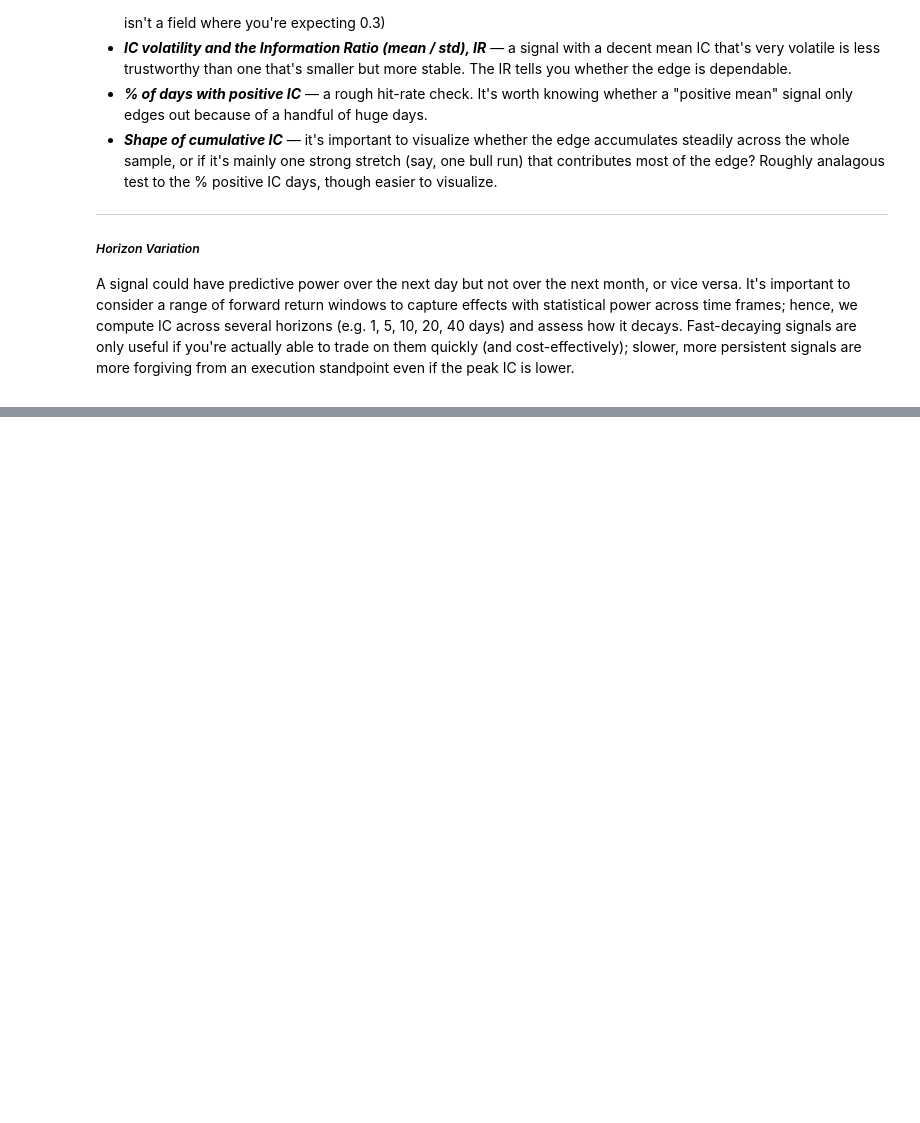
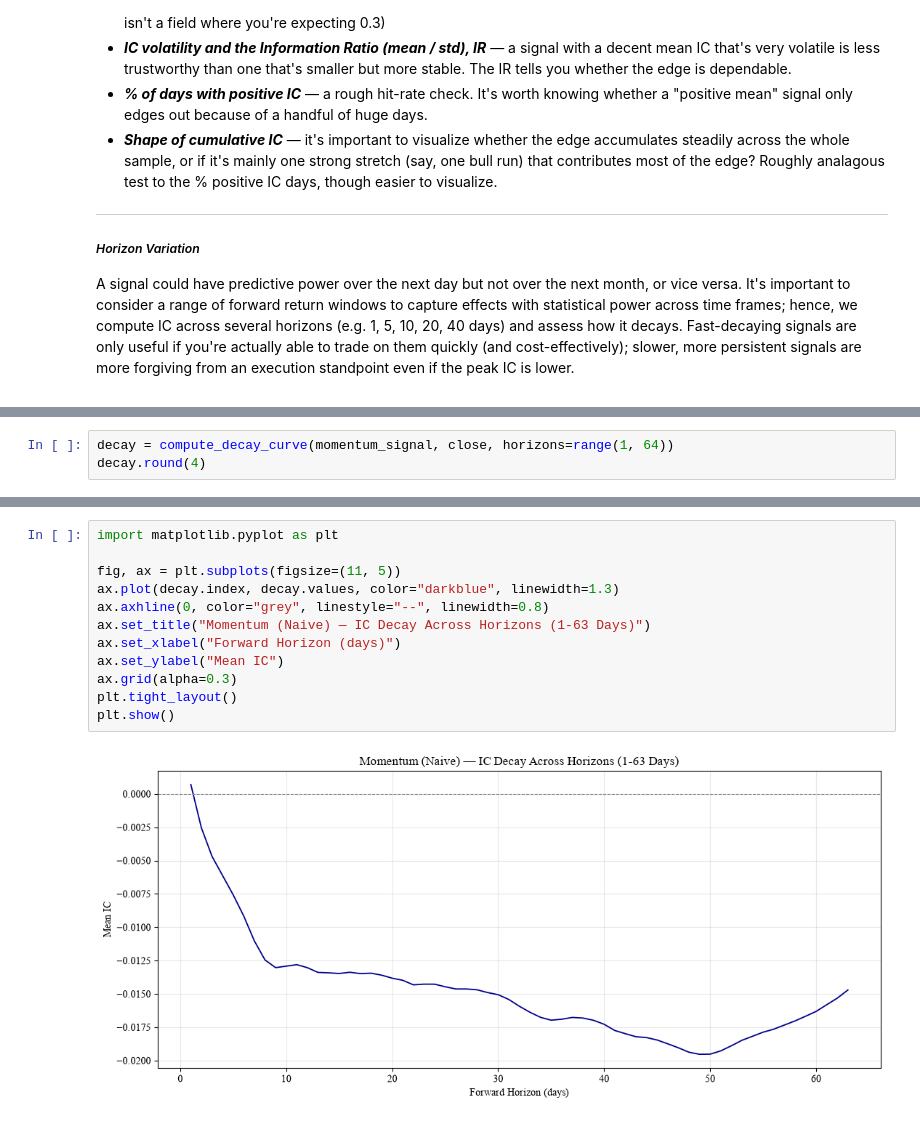
Before and after one commit to pgrajzl/alpha-signal-research, a Jupyter notebook: notebooks/alpha_research.ipynb, the cells around one changed output, grey strips where cells are left out. Cells and saved outputs as stored; diff of their text form; blank space fills up the shorter version.

```diff
--- a/notebooks/alpha_research.ipynb
+++ b/notebooks/alpha_research.ipynb
@@ -34,0 +127,3 @@ A signal could have predictive power over the next day but not over the next mon
+# %%
+decay = compute_decay_curve(momentum_signal, close, horizons=range(1, 64))
+decay.round(4)
@@ -34,0 +143,14 @@ A signal could have predictive power over the next day but not over the next mon
+# %%
+import matplotlib.pyplot as plt
+
+fig, ax = plt.subplots(figsize=(11, 5))
+ax.plot(decay.index, decay.values, color="darkblue", linewidth=1.3)
+ax.axhline(0, color="grey", linestyle="--", linewidth=0.8)
+ax.set_title("Momentum (Naive) — IC Decay Across Horizons (1-63 Days)")
+ax.set_xlabel("Forward Horizon (days)")
+ax.set_ylabel("Mean IC")
+ax.grid(alpha=0.3)
+plt.tight_layout()
+plt.show()
+# %% [output]
+[figure, added]
```
Also changed, not shown: parts of 34 cells of this notebook, 13 other files.
